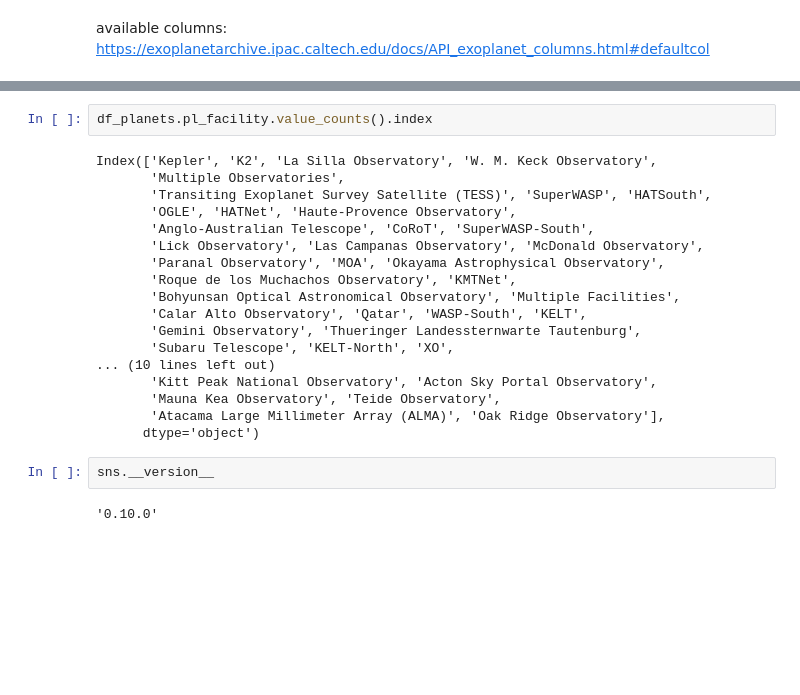
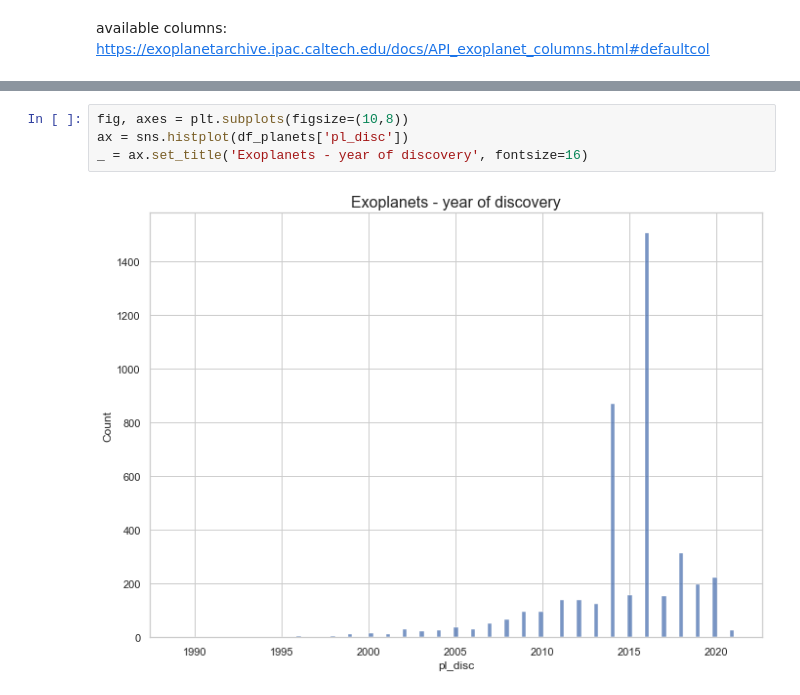
Before and after one commit to normannexo/Astronomy-Notebooks, a Jupyter notebook: exoplanets.ipynb, the cells around one changed output, grey strips where cells are left out. Cells and saved outputs as stored; diff of their text form; blank space fills up the shorter version.

Commit message:
added year of discovery

```diff
--- a/exoplanets.ipynb
+++ b/exoplanets.ipynb
@@ -72,24 +68,6 @@ g.map_dataframe(sns.histplot, x="pl_radj")
-# %%
-df_planets.pl_facility.value_counts().index
-# %% [output]
-Index(['Kepler', 'K2', 'La Silla Observatory', 'W. M. Keck Observatory',
-       'Multiple Observatories',
-       'Transiting Exoplanet Survey Satellite (TESS)', 'SuperWASP', 'HATSouth',
-       'OGLE', 'HATNet', 'Haute-Provence Observatory',
-       'Anglo-Australian Telescope', 'CoRoT', 'SuperWASP-South',
-       'Lick Observatory', 'Las Campanas Observatory', 'McDonald Observatory',
-       'Paranal Observatory', 'MOA', 'Okayama Astrophysical Observatory',
-       'Roque de los Muchachos Observatory', 'KMTNet',
-       'Bohyunsan Optical Astronomical Observatory', 'Multiple Facilities',
-       'Calar Alto Observatory', 'Qatar', 'WASP-South', 'KELT',
-       'Gemini Observatory', 'Thueringer Landessternwarte Tautenburg',
-       'Subaru Telescope', 'KELT-North', 'XO',
-... (10 lines left out)
-       'Kitt Peak National Observatory', 'Acton Sky Portal Observatory',
-       'Mauna Kea Observatory', 'Teide Observatory',
-       'Atacama Large Millimeter Array (ALMA)', 'Oak Ridge Observatory'],
-      dtype='object')
-# %%
-sns.__version__
-# %% [output]
-'0.10.0'
+# %%
+fig, axes = plt.subplots(figsize=(10,8))
+ax = sns.histplot(df_planets['pl_disc'])
+_ = ax.set_title('Exoplanets - year of discovery', fontsize=16)
+# %% [output]
+[figure, added]
```
Also changed, not shown: parts of 7 cells of this notebook, 1 other file.
